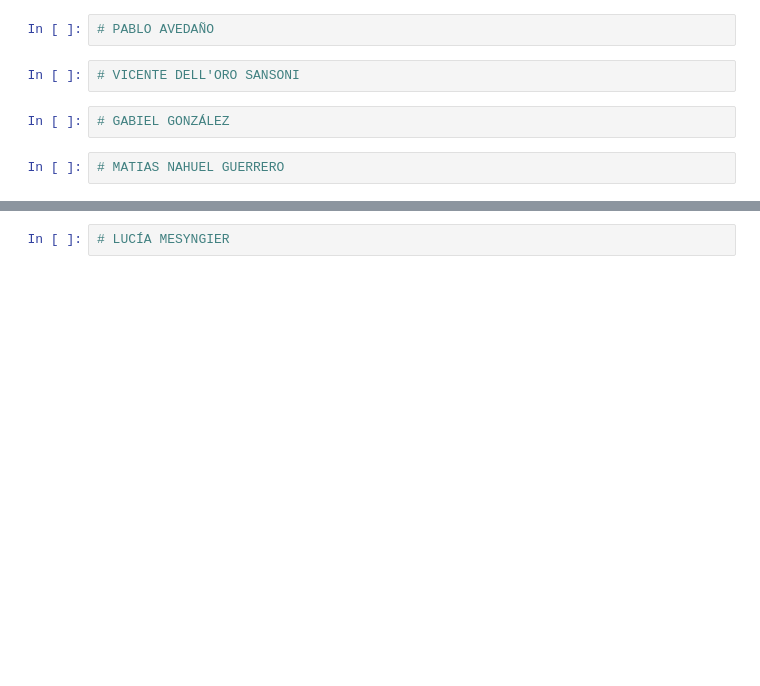
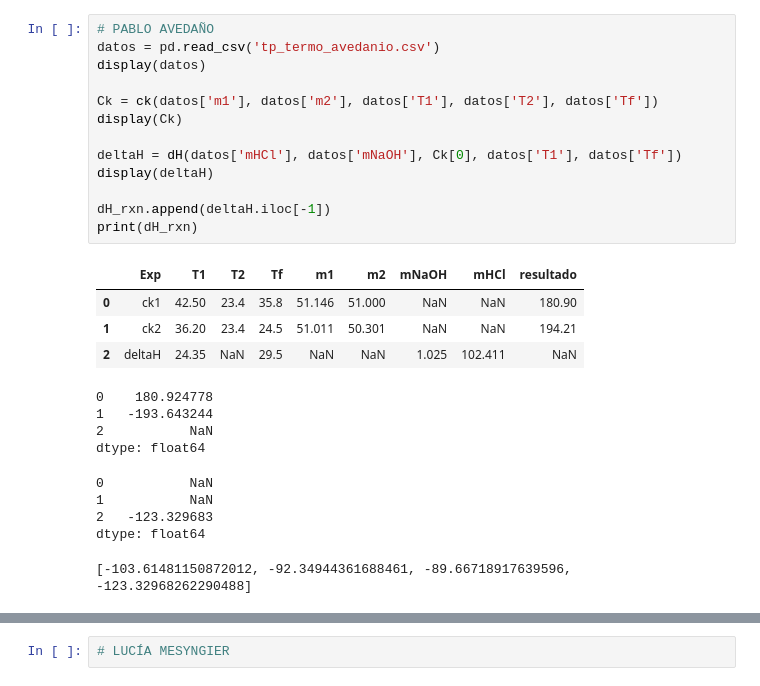
Before and after one commit to blychs/ino1, a Jupyter notebook: tp_termo/tp_termo.ipynb, the cells around one changed output, grey strips where cells are left out. Cells and saved outputs as stored; diff of their text form; blank space fills up the shorter version.

```diff
--- a/tp_termo/tp_termo.ipynb
+++ b/tp_termo/tp_termo.ipynb
@@ -53,8 +91,27 @@ dtype: float64
-# %%
-# PABLO AVEDAÑO
-# %%
-# VICENTE DELL'ORO SANSONI
-# %%
-# GABIEL GONZÁLEZ
-# %%
-# MATIAS NAHUEL GUERRERO
+# %%
+# PABLO AVEDAÑO
+datos = pd.read_csv('tp_termo_avedanio.csv')
+display(datos)
+
+Ck = ck(datos['m1'], datos['m2'], datos['T1'], datos['T2'], datos['Tf'])
+display(Ck)
+
+deltaH = dH(datos['mHCl'], datos['mNaOH'], Ck[0], datos['T1'], datos['Tf'])
+display(deltaH)
+
+dH_rxn.append(deltaH.iloc[-1])
+print(dH_rxn)
+# %% [output]
+|  | Exp | T1 | T2 | Tf | m1 | m2 | mNaOH | mHCl | resultado |
+| 0 | ck1 | 42.50 | 23.4 | 35.8 | 51.146 | 51.000 | NaN | NaN | 180.90 |
+| 1 | ck2 | 36.20 | 23.4 | 24.5 | 51.011 | 50.301 | NaN | NaN | 194.21 |
+| 2 | deltaH | 24.35 | NaN | 29.5 | NaN | NaN | 1.025 | 102.411 | NaN |
+0    180.924778
+1   -193.643244
+2           NaN
+dtype: float64
+0           NaN
+1           NaN
+2   -123.329683
+dtype: float64
+[-103.61481150872012, -92.34944361688461, -89.66718917639596, -123.32968262290488]
```
Also changed, not shown: parts of 16 cells of this notebook, 15 other files.
